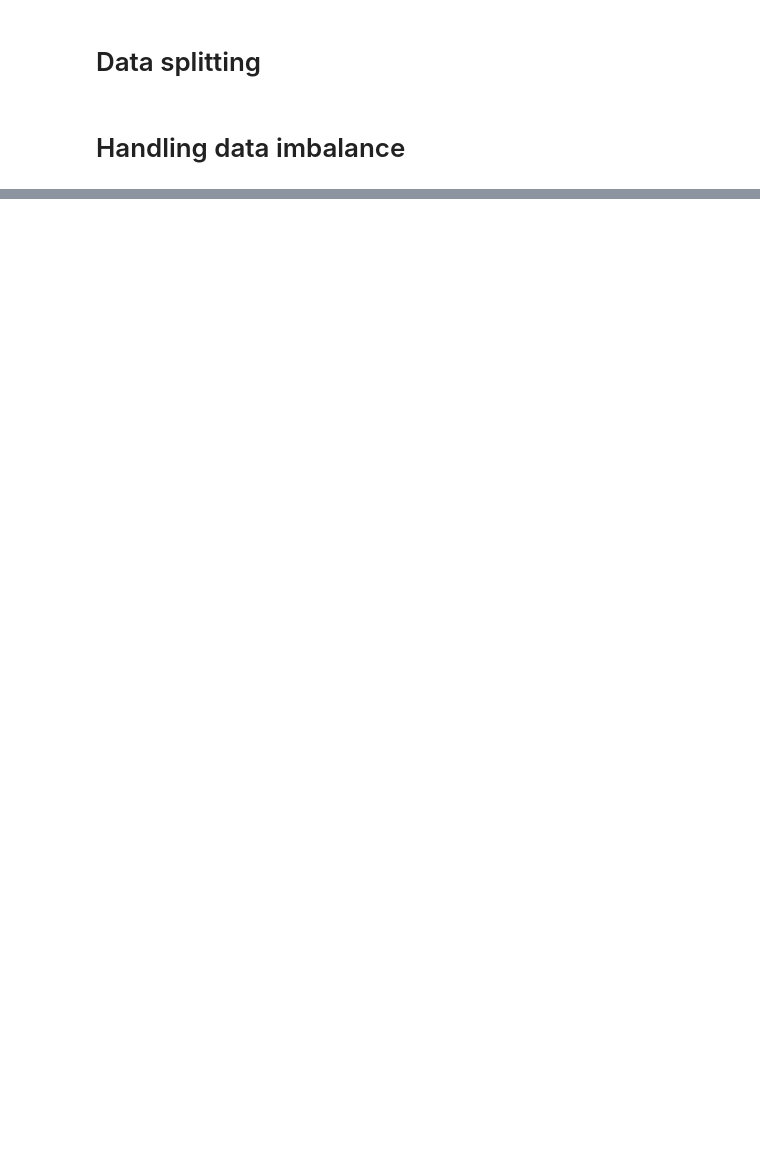
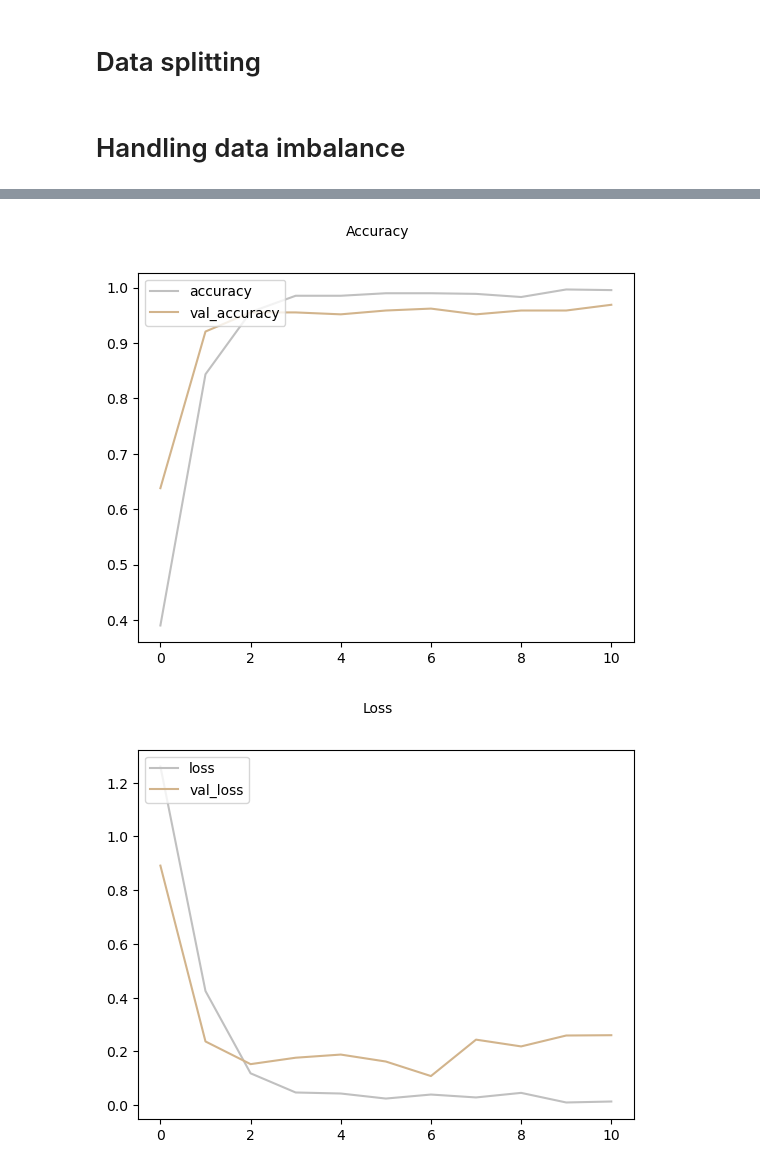
Before and after one commit to Ivansanjaya11/lung_cancer, a Jupyter notebook: cancer_model.ipynb, the cells around one changed output, grey strips where cells are left out. Drawn from its saved outputs; the diff is of its cells as text; code cells hidden in the pictures; blank space fills up the shorter version.

Commit message:
added imbalance data handling and 1 model(CNN)

```diff
--- a/cancer_model.ipynb
+++ b/cancer_model.ipynb
@@ -234,0 +244,16 @@ after:  Counter({'Malignant cases': 376, 'Normal cases': 376, 'Bengin cases': 37
+# %%
+# Using CNN
+model_cnn = Sequential()
+model_cnn.add(Conv2D(128, (3, 3), activation="relu", input_shape=x_train.shape[1:]))
+model_cnn.add(MaxPooling2D(2, 2))
+model_cnn.add(Conv2D(128, (3, 3), 1, activation="relu"))
+model_cnn.add(MaxPooling2D(2, 2))
+model_cnn.add(Conv2D(64, (3, 3), 1, activation="relu"))
+model_cnn.add(MaxPooling2D(2, 2))
+model_cnn.add(Flatten())
+model_cnn.add(Dropout(0.2))
+model_cnn.add(Dense(256, activation='relu'))
+model_cnn.add(Dense(3, activation='softmax'))
+
+model_cnn.compile(optimizer="adam", loss=tf.keras.losses.CategoricalCrossentropy(), metrics=["accuracy"])
+model_cnn.summary()
@@ -234,0 +282,14 @@ after:  Counter({'Malignant cases': 376, 'Normal cases': 376, 'Bengin cases': 37
+# %%
+label_encoder = LabelEncoder()
+
+# Convert string categories to integer labels
+y_train_smt = label_encoder.fit_transform(y_train_smt)
+y_val = label_encoder.transform(y_val)
+
+# apply one-hot encoding
+y_train_smt = to_categorical(y_train_smt, num_classes=3)
+y_val = to_categorical(y_val, num_classes=3)
+
+# model fitting
+history = model_cnn.fit(x_train_smt, y_train_smt, batch_size = 10, epochs = 11, validation_data = (x_val, y_val), callbacks=[tensorboard_callback])
+history.history
@@ -234,0 +331,17 @@ after:  Counter({'Malignant cases': 376, 'Normal cases': 376, 'Bengin cases': 37
+# %%
+fig = plt.figure()
+plt.plot(history.history['accuracy'], color='silver', label='accuracy')
+plt.plot(history.history['val_accuracy'], color='tan', label='val_accuracy')
+fig.suptitle('Accuracy', fontsize=10)
+plt.legend(loc="upper left")
+plt.show()
+
+fig = plt.figure()
+plt.plot(history.history['loss'], color='silver', label='loss')
+plt.plot(history.history['val_loss'], color='tan', label='val_loss')
+fig.suptitle('Loss', fontsize=10)
+plt.legend(loc="upper left")
+plt.show()
+# %% [output]
+[figure, added]
+[figure, added]
```
Also changed, not shown: parts of 12 cells of this notebook, 9 other files.
